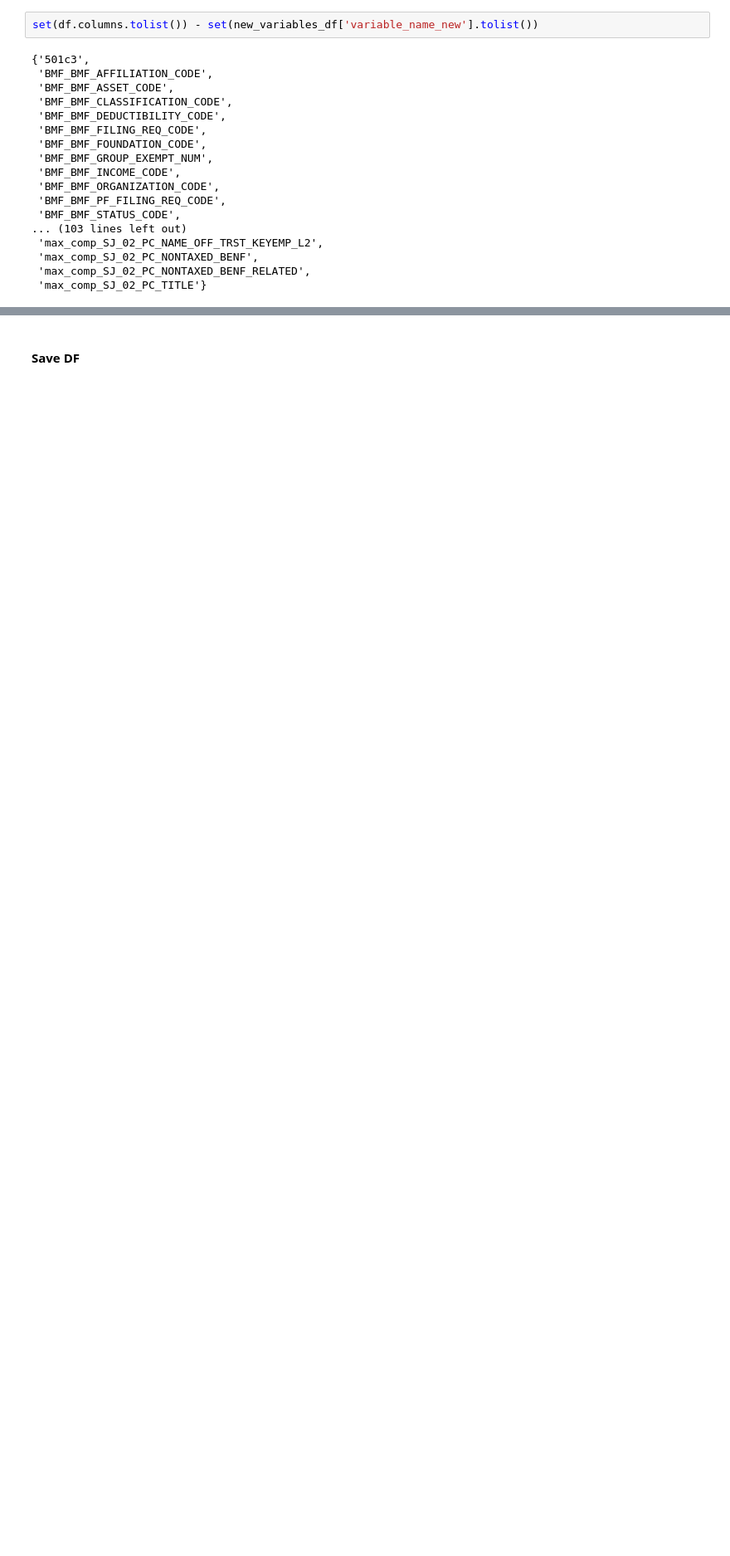
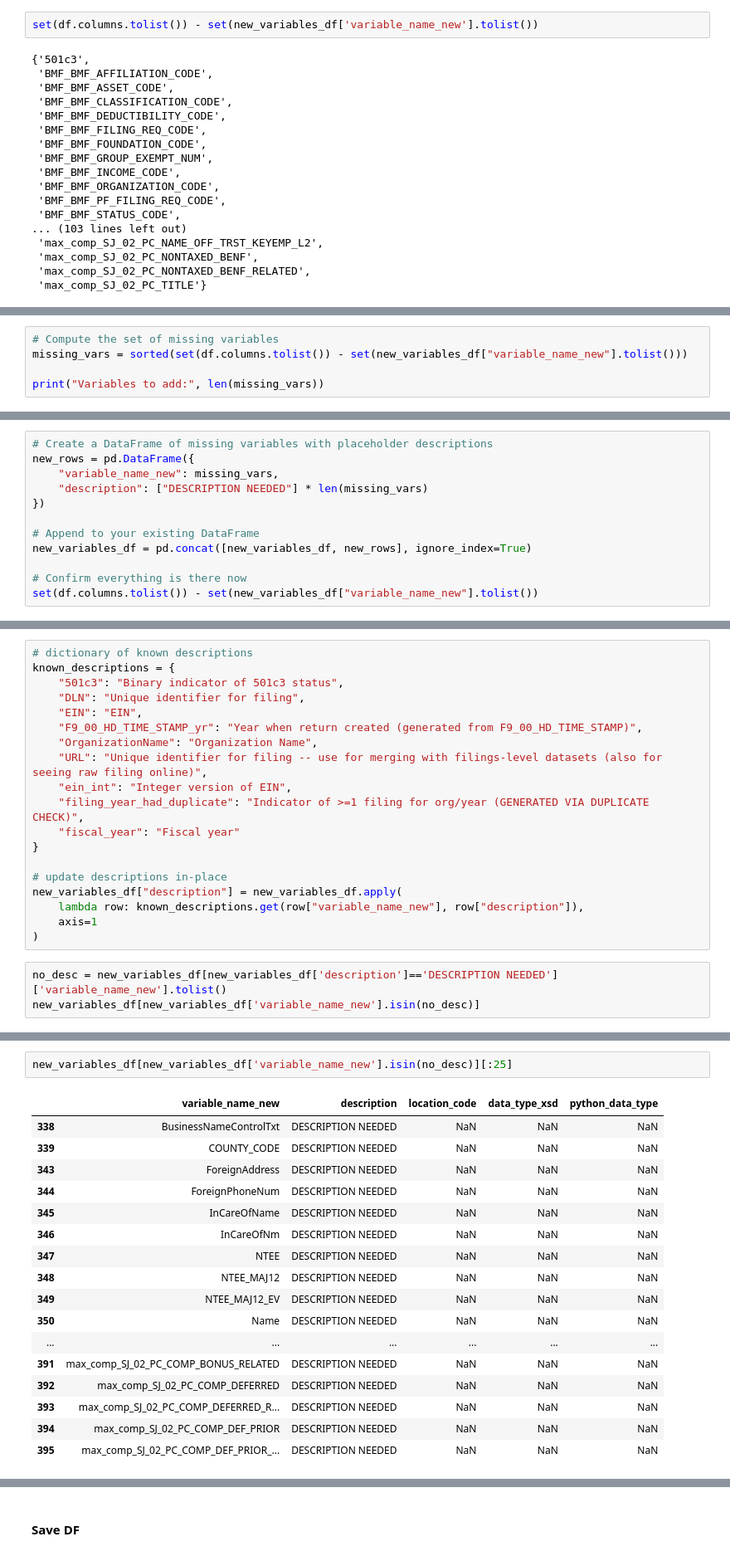
Before and after one commit to gdsaxton/IRS_900_e_file, a Jupyter notebook: IRS 990 e-File Data -- IRS Files (9k1) -- Create Combined Codebook (Main 990 Variables).ipynb, the cells around one changed output, grey strips where cells are left out. Shown at 83% size. Saved outputs shown, nothing was run; the diff lists cells and outputs as text; blank space fills up the shorter version.

```diff
--- a/IRS 990 e-File Data -- IRS Files (9k1) -- Create Combined Codebook (Main 990 Variables).ipynb
+++ b/IRS 990 e-File Data -- IRS Files (9k1) -- Create Combined Codebook (Main 990 Variables).ipynb
@@ -1077,0 +316,5 @@ new_variables_df[:1]
+# %%
+# Compute the set of missing variables
+missing_vars = sorted(set(df.columns.tolist()) - set(new_variables_df["variable_name_new"].tolist()))
+
+print("Variables to add:", len(missing_vars))
@@ -1077,0 +323,12 @@ new_variables_df[:1]
+# %%
+# Create a DataFrame of missing variables with placeholder descriptions
+new_rows = pd.DataFrame({
+    "variable_name_new": missing_vars,
+    "description": ["DESCRIPTION NEEDED"] * len(missing_vars)
+})
+
+# Append to your existing DataFrame
+new_variables_df = pd.concat([new_variables_df, new_rows], ignore_index=True)
+
+# Confirm everything is there now
+set(df.columns.tolist()) - set(new_variables_df["variable_name_new"].tolist())
@@ -1077,0 +357,22 @@ new_variables_df[:1]
+# %%
+# dictionary of known descriptions
+known_descriptions = {
+    "501c3": "Binary indicator of 501c3 status",
+    "DLN": "Unique identifier for filing",
+    "EIN": "EIN",
+    "F9_00_HD_TIME_STAMP_yr": "Year when return created (generated from F9_00_HD_TIME_STAMP)",
+    "OrganizationName": "Organization Name",
+    "URL": "Unique identifier for filing -- use for merging with filings-level datasets (also for seeing raw filing online)",
+    "ein_int": "Integer version of EIN",
+    "filing_year_had_duplicate": "Indicator of >=1 filing for org/year (GENERATED VIA DUPLICATE CHECK)",
+    "fiscal_year": "Fiscal year"
+}
+
+# update descriptions in-place
+new_variables_df["description"] = new_variables_df.apply(
+    lambda row: known_descriptions.get(row["variable_name_new"], row["description"]),
+    axis=1
+)
+# %%
+no_desc = new_variables_df[new_variables_df['description']=='DESCRIPTION NEEDED']['variable_name_new'].tolist()
+new_variables_df[new_variables_df['variable_name_new'].isin(no_desc)]
@@ -1077,0 +406,20 @@ new_variables_df[:1]
+# %%
+new_variables_df[new_variables_df['variable_name_new'].isin(no_desc)][:25]
+# %% [output]
+|  | variable_name_new | description | location_code | data_type_xsd | python_data_type |
+| 338 | BusinessNameControlTxt | DESCRIPTION NEEDED | NaN | NaN | NaN |
+| 339 | COUNTY_CODE | DESCRIPTION NEEDED | NaN | NaN | NaN |
+| 343 | ForeignAddress | DESCRIPTION NEEDED | NaN | NaN | NaN |
+| 344 | ForeignPhoneNum | DESCRIPTION NEEDED | NaN | NaN | NaN |
+| 345 | InCareOfName | DESCRIPTION NEEDED | NaN | NaN | NaN |
+| 346 | InCareOfNm | DESCRIPTION NEEDED | NaN | NaN | NaN |
+| 347 | NTEE | DESCRIPTION NEEDED | NaN | NaN | NaN |
+| 348 | NTEE_MAJ12 | DESCRIPTION NEEDED | NaN | NaN | NaN |
+| 349 | NTEE_MAJ12_EV | DESCRIPTION NEEDED | NaN | NaN | NaN |
+| 350 | Name | DESCRIPTION NEEDED | NaN | NaN | NaN |
+| ... | ... | ... | ... | ... | ... |
+| 391 | max_comp_SJ_02_PC_COMP_BONUS_RELATED | DESCRIPTION NEEDED | NaN | NaN | NaN |
+| 392 | max_comp_SJ_02_PC_COMP_DEFERRED | DESCRIPTION NEEDED | NaN | NaN | NaN |
+| 393 | max_comp_SJ_02_PC_COMP_DEFERRED_R... | DESCRIPTION NEEDED | NaN | NaN | NaN |
+| 394 | max_comp_SJ_02_PC_COMP_DEF_PRIOR | DESCRIPTION NEEDED | NaN | NaN | NaN |
+| 395 | max_comp_SJ_02_PC_COMP_DEF_PRIOR_... | DESCRIPTION NEEDED | NaN | NaN | NaN |
```
Also changed, not shown: parts of 83 cells of this notebook.
